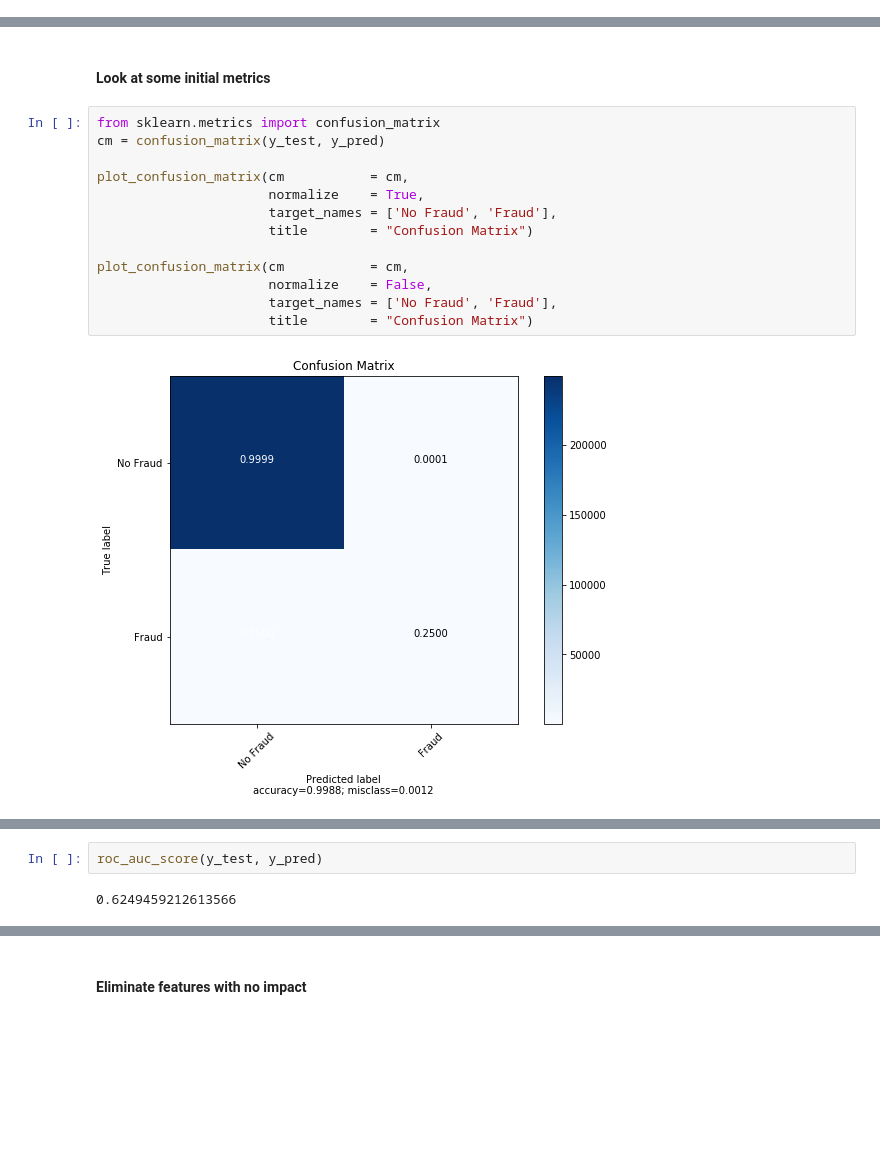
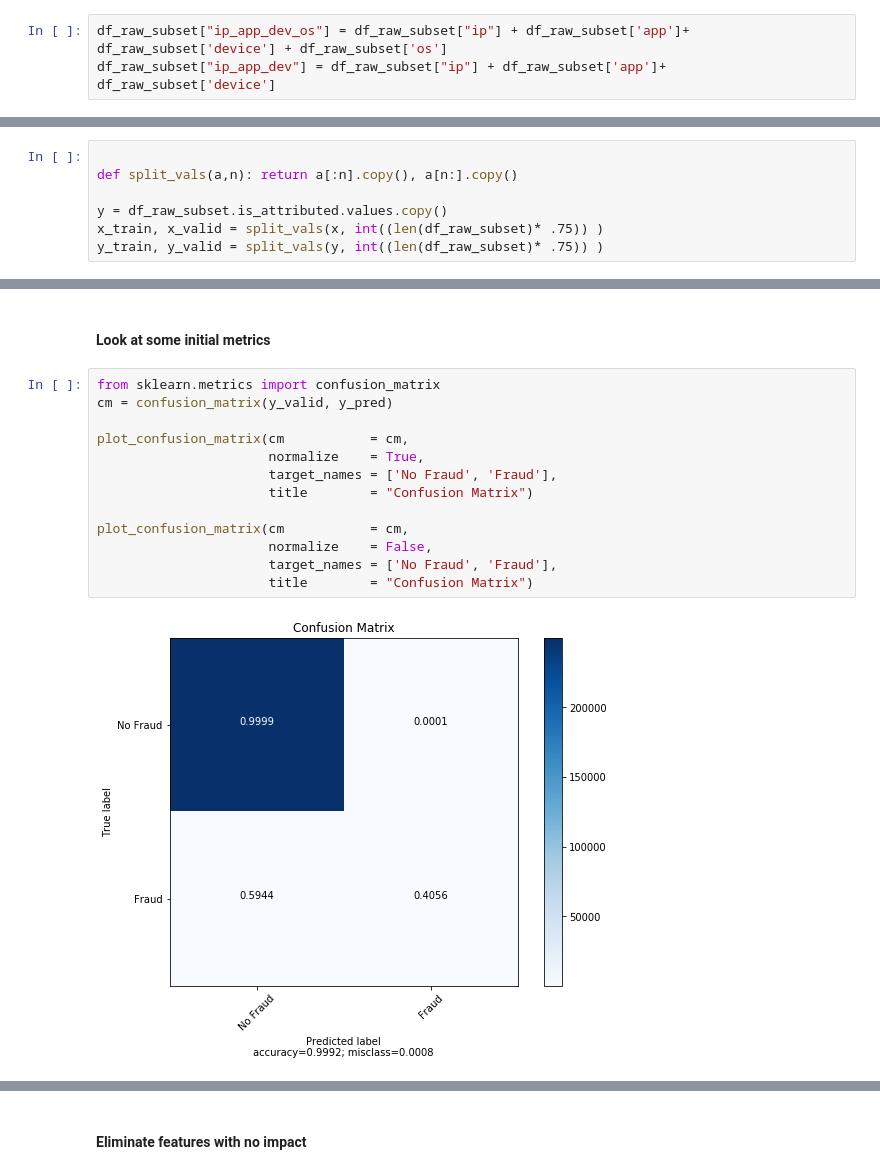
Before and after one commit to michaelwoline/Portfolio, a Jupyter notebook: notebooks-projects-code-notes/ML_Ad_Tracking_Fraud_detection_Kaggle.ipynb, the cells around one changed output, grey strips where cells are left out. Cells and saved outputs as stored; diff of their text form; blank space fills up the shorter version.

```diff
--- a/notebooks-projects-code-notes/ML_Ad_Tracking_Fraud_detection_Kaggle.ipynb
+++ b/notebooks-projects-code-notes/ML_Ad_Tracking_Fraud_detection_Kaggle.ipynb
@@ -293,0 +376,3 @@ display_all(df_raw_subset)
+# %%
+df_raw_subset["ip_app_dev_os"] = df_raw_subset["ip"] + df_raw_subset['app']+ df_raw_subset['device'] + df_raw_subset['os']
+df_raw_subset["ip_app_dev"] = df_raw_subset["ip"] + df_raw_subset['app']+ df_raw_subset['device']
@@ -378,3 +466,10 @@ cleaned_col_list
 # split the data into features and outcomes (x,y)
 x = df_raw_subset.loc[:,cleaned_col_list].copy()
 y = df_raw_subset.is_attributed.values.copy()
+# %%
+
+def split_vals(a,n): return a[:n].copy(), a[n:].copy()
+
+y = df_raw_subset.is_attributed.values.copy()
+x_train, x_valid = split_vals(x, int((len(df_raw_subset)* .75)) )
+y_train, y_valid = split_vals(y, int((len(df_raw_subset)* .75)) )
@@ -411,21 +524,17 @@ Wall time: 2.52 s
 #### Look at some initial metrics
 # %%
 from sklearn.metrics import confusion_matrix
-cm = confusion_matrix(y_test, y_pred)
+cm = confusion_matrix(y_valid, y_pred)
 
 plot_confusion_matrix(cm           = cm,
                       normalize    = True,
                       target_names = ['No Fraud', 'Fraud'],
                       title        = "Confusion Matrix")
 
 plot_confusion_matrix(cm           = cm,
                       normalize    = False,
                       target_names = ['No Fraud', 'Fraud'],
                       title        = "Confusion Matrix")
 # %% [output]
-[figure, old version]
+[figure, new version]
 [figure]
-# %%
-roc_auc_score(y_test, y_pred)
-# %% [output]
-0.6249459212613566
```
Also changed, not shown: parts of 35 cells of this notebook.
